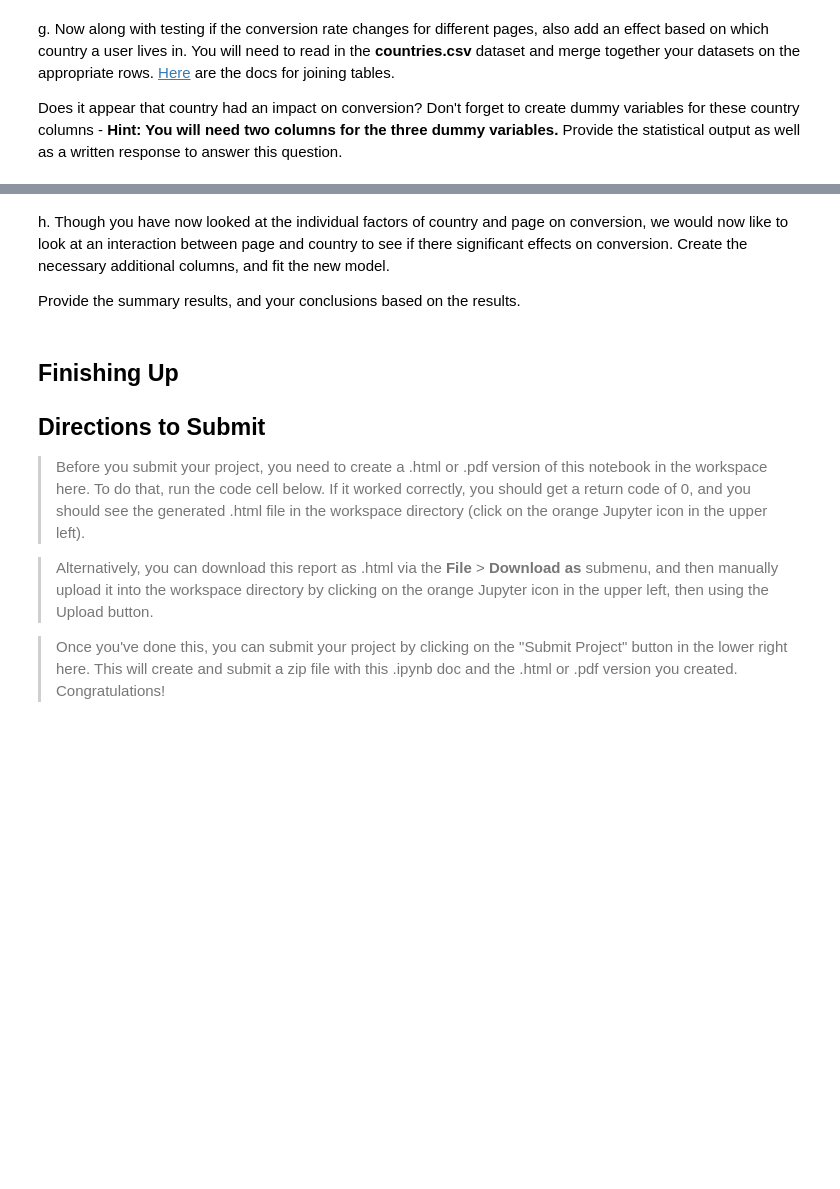
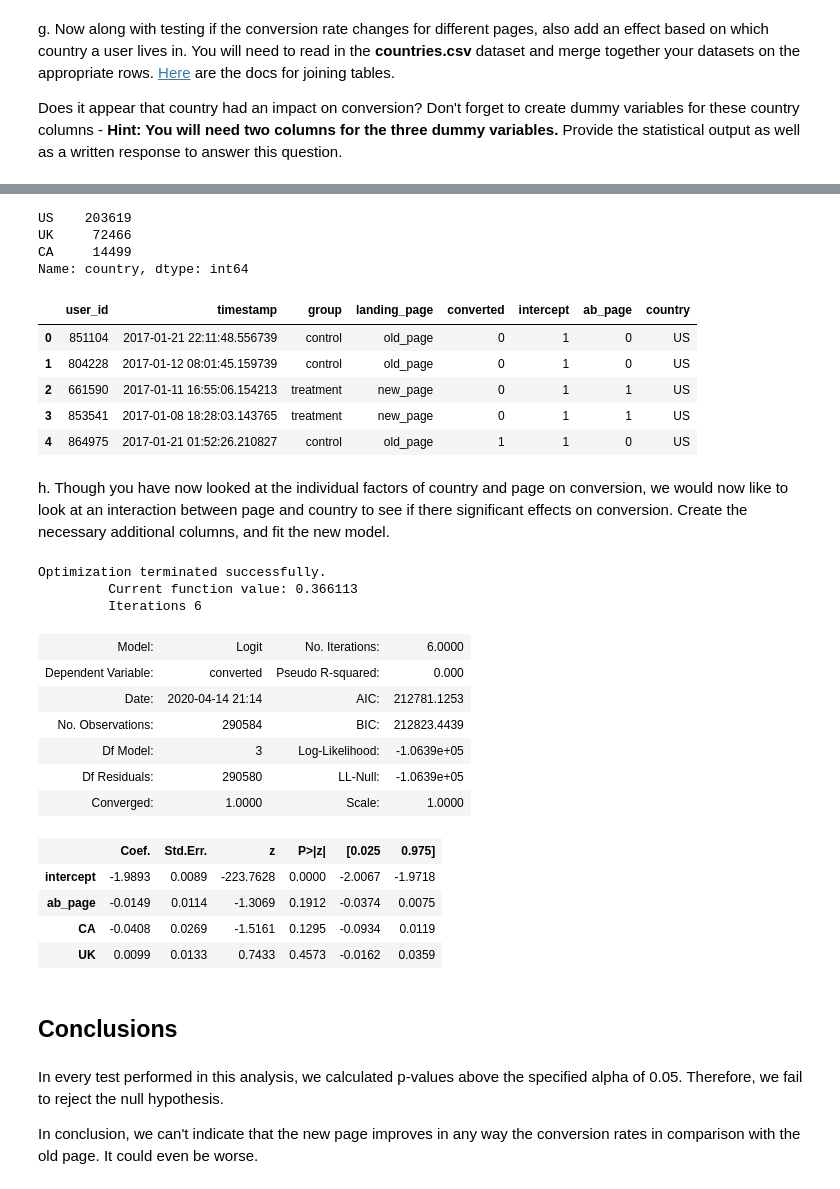
Before and after one commit to Victoriapm/Analyze_A-B_Test_Results, a Jupyter notebook: Analyze_ab_test_results_notebook.ipynb, the cells around one changed output, grey strips where cells are left out. Cells and saved outputs as stored; diff of their text form; code cells hidden in the pictures; blank space fills up the shorter version.

```diff
--- a/Analyze_ab_test_results_notebook.ipynb
+++ b/Analyze_ab_test_results_notebook.ipynb
@@ -352,3 +368,7 @@ f. Now, you are considering other things that might influence whether or not an
 g. Now along with testing if the conversion rate changes for different pages, also add an effect based on which country a user lives in. You will need to read in the **countries.csv** dataset and merge together your datasets on the appropriate rows.  [Here](https://pandas.pydata.org/pandas-docs/stable/generated/pandas.DataFrame.join.html) are the docs for joining tables.
 
 Does it appear that country had an impact on conversion?  Don't forget to create dummy variables for these country columns - **Hint: You will need two columns for the three dummy variables.** Provide the statistical output as well as a written response to answer this question.
+# %%
+# read the csv into a dataframe
+df_countries = pd.read_csv('countries.csv')
+df_countries.head()
@@ -355,18 +382,52 @@ Does it appear that country had an impact on conversion?  Don't forget to create
+# %%
+# check how many couentries
+df_countries.country.value_counts()
+# %% [output]
+US    203619
+UK     72466
+CA     14499
+Name: country, dtype: int64
+# %%
+# left join on the user_id
+df2 = df2.merge(df_countries, how ='inner', on = ['user_id'])
+
+df2.head()
+# %% [output]
+|  | user_id | timestamp | group | landing_page | converted | intercept | ab_page | country |
+| 0 | 851104 | 2017-01-21 22:11:48.556739 | control | old_page | 0 | 1 | 0 | US |
+| 1 | 804228 | 2017-01-12 08:01:45.159739 | control | old_page | 0 | 1 | 0 | US |
+| 2 | 661590 | 2017-01-11 16:55:06.154213 | treatment | new_page | 0 | 1 | 1 | US |
+| 3 | 853541 | 2017-01-08 18:28:03.143765 | treatment | new_page | 0 | 1 | 1 | US |
+| 4 | 864975 | 2017-01-21 01:52:26.210827 | control | old_page | 1 | 1 | 0 | US |
 # %% [markdown]
 h. Though you have now looked at the individual factors of country and page on conversion, we would now like to look at an interaction between page and country to see if there significant effects on conversion.  Create the necessary additional columns, and fit the new model.
-
-Provide the summary results, and your conclusions based on the results.
-# %% [markdown]
-<a id='conclusions'></a>
-## Finishing Up
-
-
-
-
-## Directions to Submit
-
-> Before you submit your project, you need to create a .html or .pdf version of this notebook in the workspace here. To do that, run the code cell below. If it worked correctly, you should get a return code of 0, and you should see the generated .html file in the workspace directory (click on the orange Jupyter icon in the upper left).
-
-> Alternatively, you can download this report as .html via the **File** > **Download as** submenu, and then manually upload it into the workspace directory by clicking on the orange Jupyter icon in the upper left, then using the Upload button.
-
-> Once you've done this, you can submit your project by clicking on the "Submit Project" button in the lower right here. This will create and submit a zip file with this .ipynb doc and the .html or .pdf version you created. Congratulations!
+# %%
+# add dummy for ab_page column
+df2[['CA', 'UK', 'US']] = pd.get_dummies(df2['country'])
+
+#take only two, (CA & UK == 0) = US
+log_mod = sm.Logit(df2['converted'], df2[['intercept', 'ab_page', 'CA', 'UK']])
+results = log_mod.fit()
+results.summary2()
+# %% [output]
+Optimization terminated successfully.
+         Current function value: 0.366113
+         Iterations 6
+| Model: | Logit | No. Iterations: | 6.0000 |
+| Dependent Variable: | converted | Pseudo R-squared: | 0.000 |
+| Date: | 2020-04-14 21:14 | AIC: | 212781.1253 |
+| No. Observations: | 290584 | BIC: | 212823.4439 |
+| Df Model: | 3 | Log-Likelihood: | -1.0639e+05 |
+| Df Residuals: | 290580 | LL-Null: | -1.0639e+05 |
+| Converged: | 1.0000 | Scale: | 1.0000 |
+|  | Coef. | Std.Err. | z | P>|z| | [0.025 | 0.975] |
+| intercept | -1.9893 | 0.0089 | -223.7628 | 0.0000 | -2.0067 | -1.9718 |
+| ab_page | -0.0149 | 0.0114 | -1.3069 | 0.1912 | -0.0374 | 0.0075 |
+| CA | -0.0408 | 0.0269 | -1.5161 | 0.1295 | -0.0934 | 0.0119 |
+| UK | 0.0099 | 0.0133 | 0.7433 | 0.4573 | -0.0162 | 0.0359 |
+# %% [markdown]
+## Conclusions
+# %% [markdown]
+In every test performed in this analysis, we calculated p-values above the specified alpha of 0.05. Therefore, we fail to reject the null hypothesis.
+
+In conclusion, we can't indicate that the new page improves in any way the conversion rates in comparison with the old page. It could even be worse.
```
Also changed, not shown: parts of 13 cells of this notebook, 1 other file.
